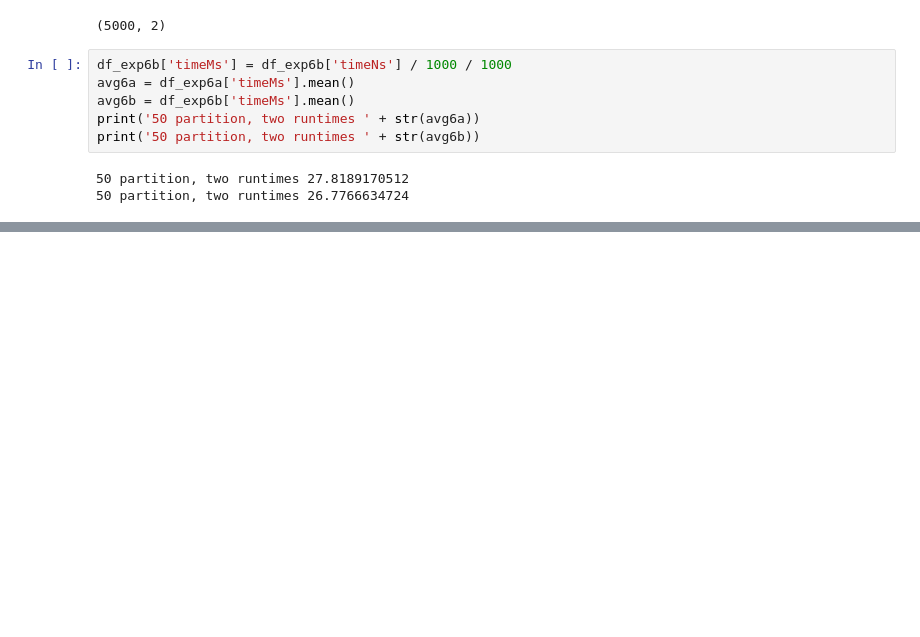
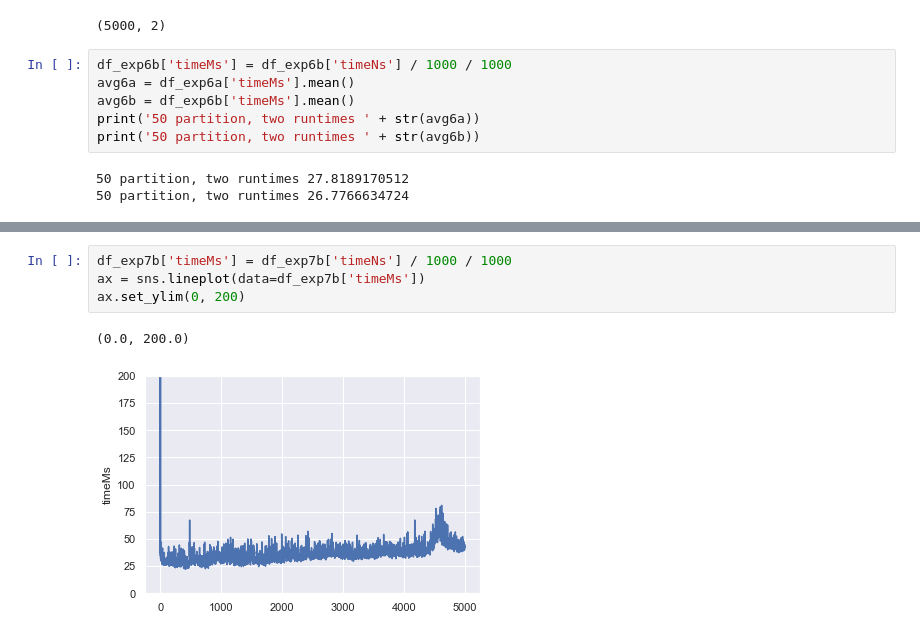
Before and after one commit to MoeweX/java-sdk, a Jupyter notebook: examples/experiments/plot.ipynb, the cells around one changed output, grey strips where cells are left out. Saved outputs shown, nothing was run; the diff lists cells and outputs as text; blank space fills up the shorter version.

```diff
--- a/examples/experiments/plot.ipynb
+++ b/examples/experiments/plot.ipynb
@@ -201,0 +253,7 @@ print('50 partition, two runtimes ' + str(avg6b))
+# %%
+df_exp7b['timeMs'] = df_exp7b['timeNs'] / 1000 / 1000
+ax = sns.lineplot(data=df_exp7b['timeMs'])
+ax.set_ylim(0, 200)
+# %% [output]
+(0.0, 200.0)
+[figure, added]
```
Also changed, not shown: parts of 11 cells of this notebook, 8 other files.
